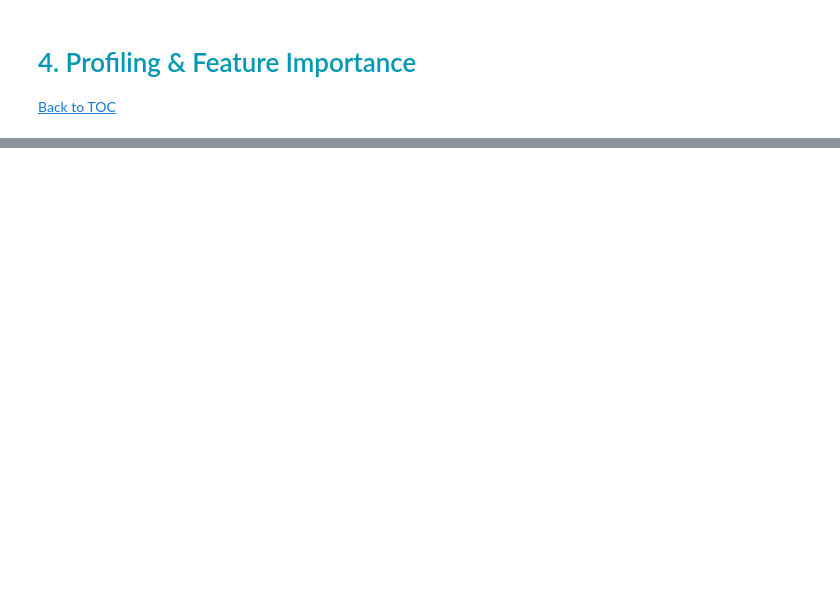
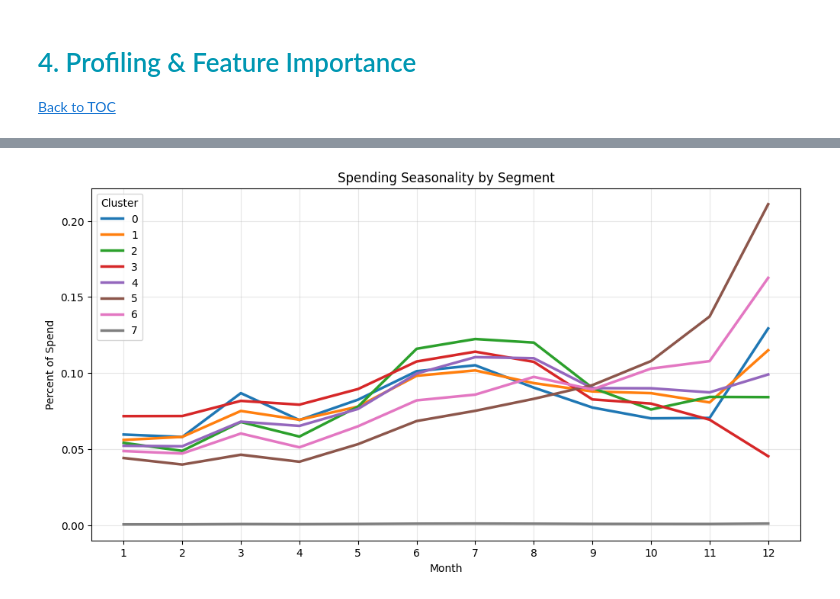
Before and after one commit to andrerangelferreira/DataMiningProject_AIAI_Group51, a Jupyter notebook: notebooks/Cluster_Merged.ipynb, the cells around one changed output, grey strips where cells are left out. Drawn from its saved outputs; the diff is of its cells as text; code cells hidden in the pictures; blank space fills up the shorter version.

```diff
--- a/notebooks/Cluster_Merged.ipynb
+++ b/notebooks/Cluster_Merged.ipynb
@@ -370,22 +365,24 @@ plt.show()
 # %%
 # Create a temporary dataframe for plotting
 seasonality_cols = [f'Pct_Spend_Month_{i}' for i in range(1, 13)]
 
 # Group by Cluster and get the mean of monthly spend
-monthly_profile = df_merged.groupby('Final_Solution_Label')[seasonality_cols].mean()
+monthly_profile = df_merged.groupby('merged_labels')[seasonality_cols].mean()
 
 # Rename columns to just numbers 1-12 for the X-axis
 monthly_profile.columns = range(1, 13)
 
 # Plot
 plt.figure(figsize=(12, 6))
 # Transpose so Months are on X-axis
 sns.lineplot(data=monthly_profile.T, dashes=False, palette='tab10', linewidth=2.5)
 
 plt.title('Spending Seasonality by Segment')
 plt.xlabel('Month')
 plt.ylabel('Percent of Spend')
 plt.xticks(range(1, 13))
 plt.legend(title='Cluster')
 plt.grid(True, alpha=0.3)
 plt.show()
+# %% [output]
+[figure, added]
```
Also changed, not shown: parts of 7 cells of this notebook.
